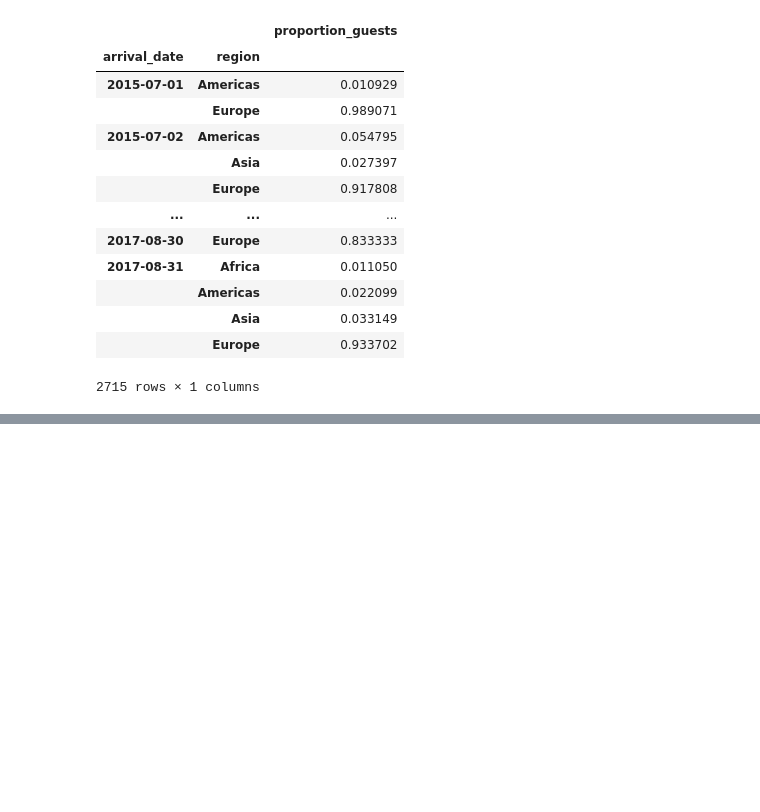
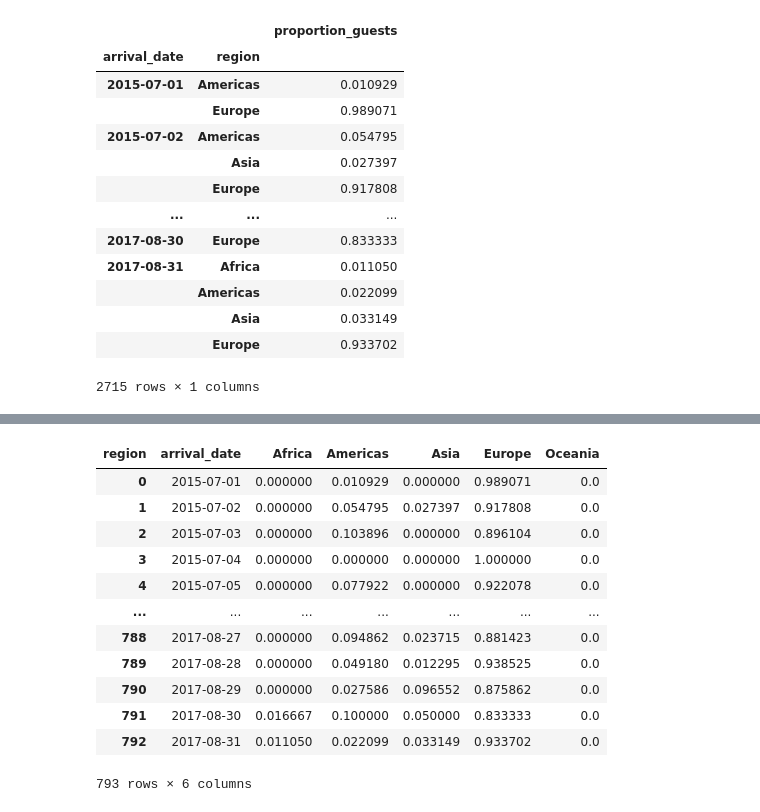
Before and after one commit to avisionh/analysis-structuralbreak, a Jupyter notebook: docs/content/features/01_01_datawrangle.ipynb, the cells around one changed output, grey strips where cells are left out. Drawn from its saved outputs; the diff is of its cells as text; code cells hidden in the pictures; blank space fills up the shorter version.

```diff
--- a/docs/content/features/01_01_datawrangle.ipynb
+++ b/docs/content/features/01_01_datawrangle.ipynb
@@ -189,0 +245,24 @@ Stored 'data_join' (DataFrame)
+# %%
+# pivot so can apply trasnformations on
+data_pivot = data_join.pivot(index = 'arrival_date', columns = 'region', values = 'proportion_guests')
+
+# replace NaNs with 0s so can transform
+data_pivot = data_pivot.loc[:, 'Africa':'Oceania'].fillna(value = 0, axis = 1)
+
+## un-groupby so we get previous grouped index as columns
+data_pivot = data_pivot.reset_index()
+data_pivot
+# %% [output]
+| region | arrival_date | Africa | Americas | Asia | Europe | Oceania |
+| 0 | 2015-07-01 | 0.000000 | 0.010929 | 0.000000 | 0.989071 | 0.0 |
+| 1 | 2015-07-02 | 0.000000 | 0.054795 | 0.027397 | 0.917808 | 0.0 |
+| 2 | 2015-07-03 | 0.000000 | 0.103896 | 0.000000 | 0.896104 | 0.0 |
+| 3 | 2015-07-04 | 0.000000 | 0.000000 | 0.000000 | 1.000000 | 0.0 |
+| 4 | 2015-07-05 | 0.000000 | 0.077922 | 0.000000 | 0.922078 | 0.0 |
+| ... | ... | ... | ... | ... | ... | ... |
+| 788 | 2017-08-27 | 0.000000 | 0.094862 | 0.023715 | 0.881423 | 0.0 |
+| 789 | 2017-08-28 | 0.000000 | 0.049180 | 0.012295 | 0.938525 | 0.0 |
+| 790 | 2017-08-29 | 0.000000 | 0.027586 | 0.096552 | 0.875862 | 0.0 |
+| 791 | 2017-08-30 | 0.016667 | 0.100000 | 0.050000 | 0.833333 | 0.0 |
+| 792 | 2017-08-31 | 0.011050 | 0.022099 | 0.033149 | 0.933702 | 0.0 |
+793 rows × 6 columns
```
Also changed, not shown: parts of 13 cells of this notebook, 1 other file.
